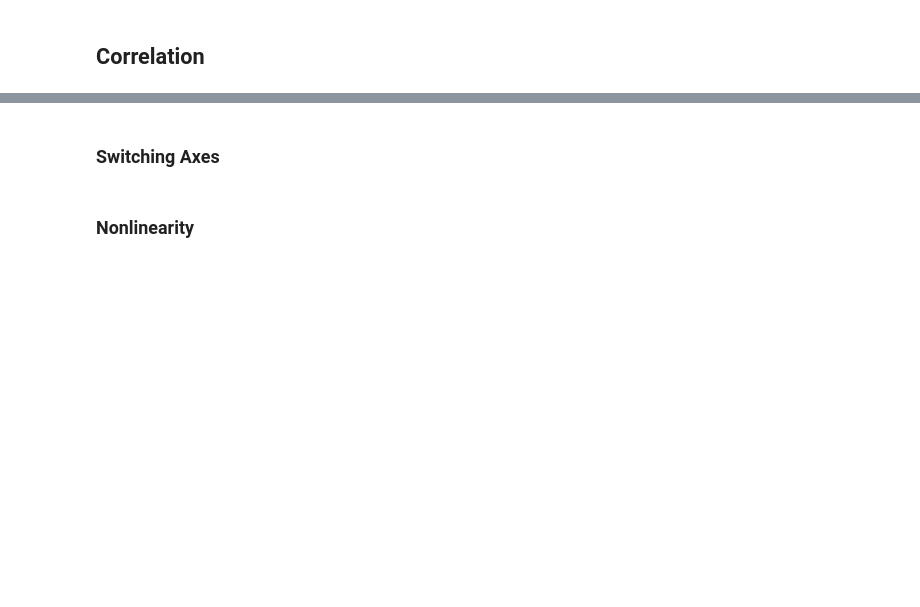
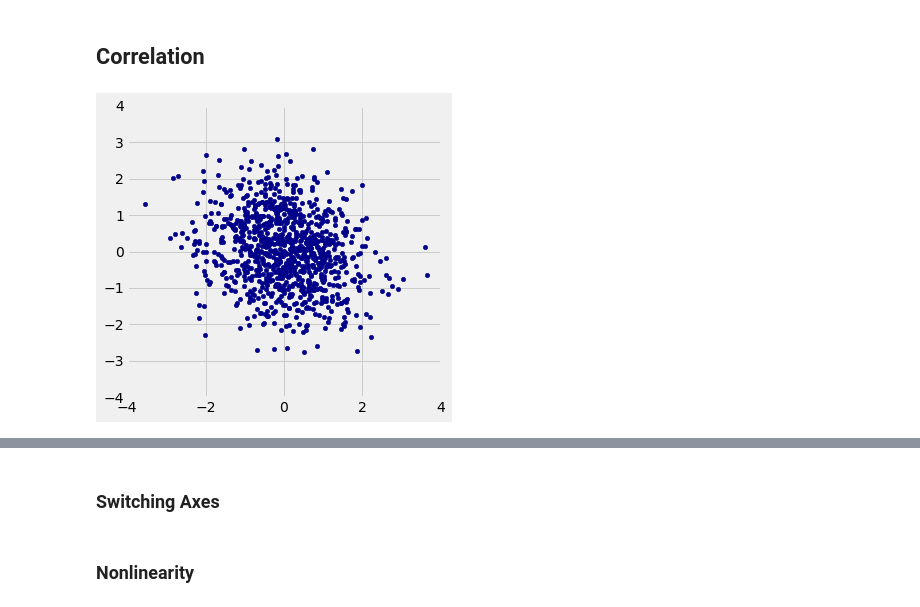
Before and after one commit to data-8/materials-sp22, a Jupyter notebook: lec/lec29.ipynb, the cells around one changed output, grey strips where cells are left out. Drawn from its saved outputs; the diff is of its cells as text; code cells hidden in the pictures; blank space fills up the shorter version.

```diff
--- a/lec/lec29.ipynb
+++ b/lec/lec29.ipynb
@@ -106,3 +182,7 @@ r_scatter(-1)
+# %%
+r_scatter(-0.2)
+# %% [output]
+[figure, added]
 # %%
 x = np.arange(1, 7, 1)
 y = make_array(2, 3, 1, 5, 2, 7)
```
Also changed, not shown: parts of 24 cells of this notebook, 1 other file.
